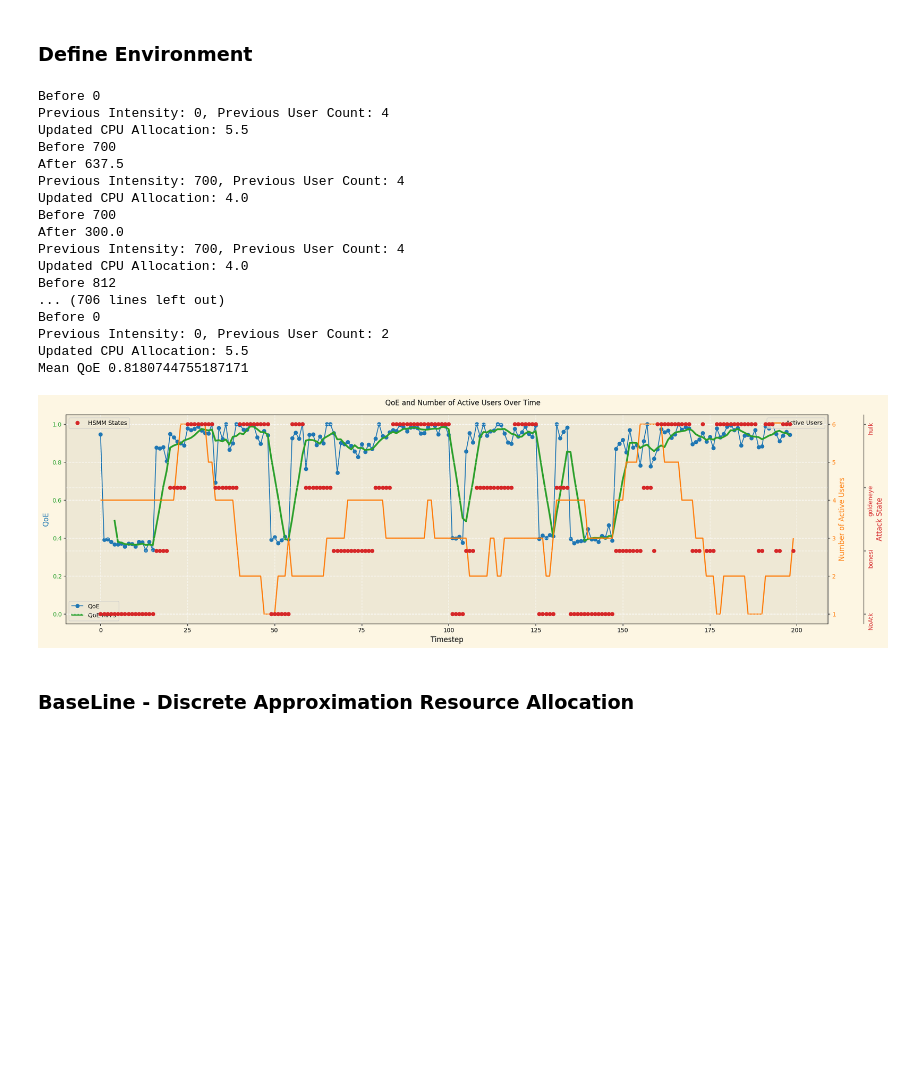
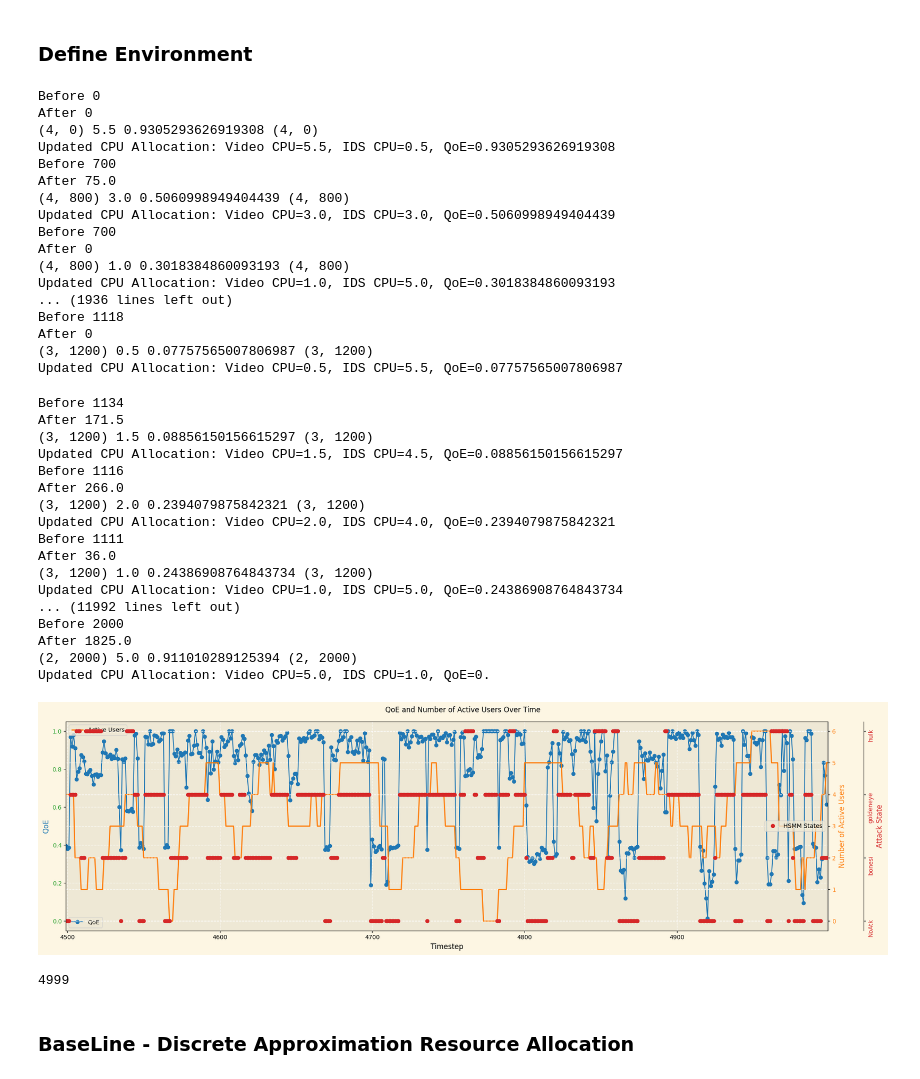
Before and after one commit to VincentSheh/NA_Model_Evaluation, a Jupyter notebook: Simulation/simulate.ipynb, the cells around one changed output. Cells and saved outputs as stored; diff of their text form; code cells hidden in the pictures; blank space fills up the shorter version.

```diff
--- a/Simulation/simulate.ipynb
+++ b/Simulation/simulate.ipynb
@@ -47,6 +46,7 @@ def generate_attack_intensity(time_steps, baseline, fluctuation, spike_prob, spi
             # Ensure the intensity does not go below zero
             intensity[t] = max(intensity[t], baseline)
         intensity[t] = max(0, intensity[t])
+        intensity[t] = min(2000, intensity[t])
 
     return intensity
 
@@ -288,29 +296,47 @@ class Environment:
         print("Simulation Complete.")
         return self.qoe_list
 # %%
-env = Environment(run_for=200, cpu_capacity = 3.5)
-env.initialize_agent(num_servers=1, num_streamers=6, num_attackers=1)
+env = Environment(run_for=5000, cpu_capacity = 5.5)
+env.initialize_agent(num_area=1, num_streamers=6, num_attackers=1)
 env.run()
 env.plot_qoe(ma_window_size=5)
 # %% [output]
 Before 0
-Previous Intensity: 0, Previous User Count: 4
-Updated CPU Allocation: 5.5
+After 0
+(4, 0) 5.5 0.9305293626919308 (4, 0)
+Updated CPU Allocation: Video CPU=5.5, IDS CPU=0.5, QoE=0.9305293626919308
 Before 700
-After 637.5
-Previous Intensity: 700, Previous User Count: 4
-Updated CPU Allocation: 4.0
+After 75.0
+(4, 800) 3.0 0.5060998949404439 (4, 800)
+Updated CPU Allocation: Video CPU=3.0, IDS CPU=3.0, QoE=0.5060998949404439
 Before 700
-After 300.0
-Previous Intensity: 700, Previous User Count: 4
-Updated CPU Allocation: 4.0
-Before 812
-... (706 lines left out)
-Before 0
-Previous Intensity: 0, Previous User Count: 2
-Updated CPU Allocation: 5.5
-Mean QoE 0.8180744755187171
+After 0
+(4, 800) 1.0 0.3018384860093193 (4, 800)
+Updated CPU Allocation: Video CPU=1.0, IDS CPU=5.0, QoE=0.3018384860093193
+... (1936 lines left out)
+Before 1118
+After 0
+(3, 1200) 0.5 0.07757565007806987 (3, 1200)
+Updated CPU Allocation: Video CPU=0.5, IDS CPU=5.5, QoE=0.07757565007806987
+Before 1134
+After 171.5
+(3, 1200) 1.5 0.08856150156615297 (3, 1200)
+Updated CPU Allocation: Video CPU=1.5, IDS CPU=4.5, QoE=0.08856150156615297
+Before 1116
+After 266.0
+(3, 1200) 2.0 0.2394079875842321 (3, 1200)
+Updated CPU Allocation: Video CPU=2.0, IDS CPU=4.0, QoE=0.2394079875842321
+Before 1111
+After 36.0
+(3, 1200) 1.0 0.24386908764843734 (3, 1200)
+Updated CPU Allocation: Video CPU=1.0, IDS CPU=5.0, QoE=0.24386908764843734
+... (11992 lines left out)
+Before 2000
+After 1825.0
+(2, 2000) 5.0 0.911010289125394 (2, 2000)
+Updated CPU Allocation: Video CPU=5.0, IDS CPU=1.0, QoE=0.
-[figure, old version]
+[figure, new version]
+4999
 # %% [markdown]
 ### BaseLine - Discrete Approximation Resource Allocation
 # %% [markdown]
```
Also changed, not shown: parts of 9 cells of this notebook, 7 other files.
